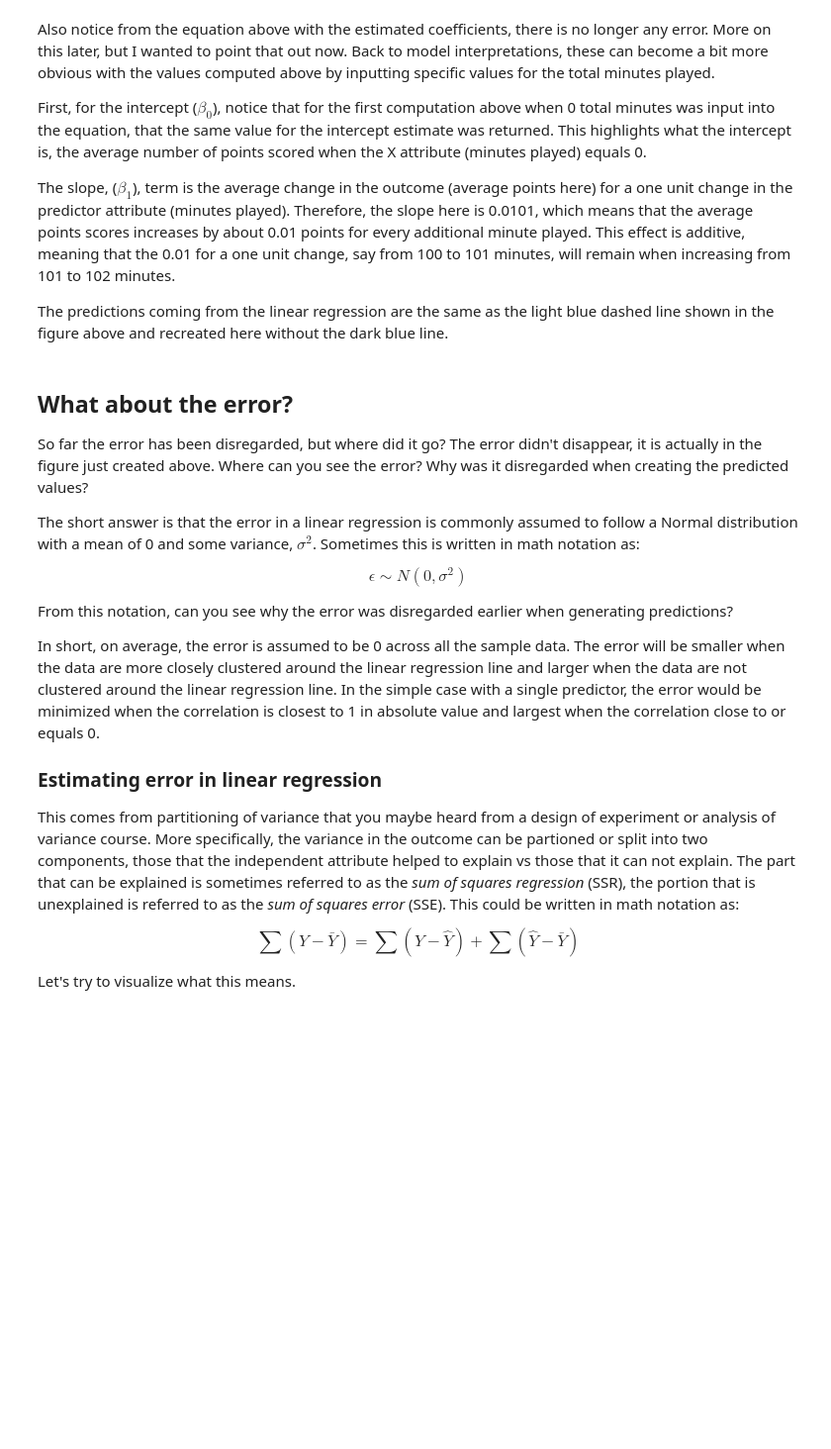
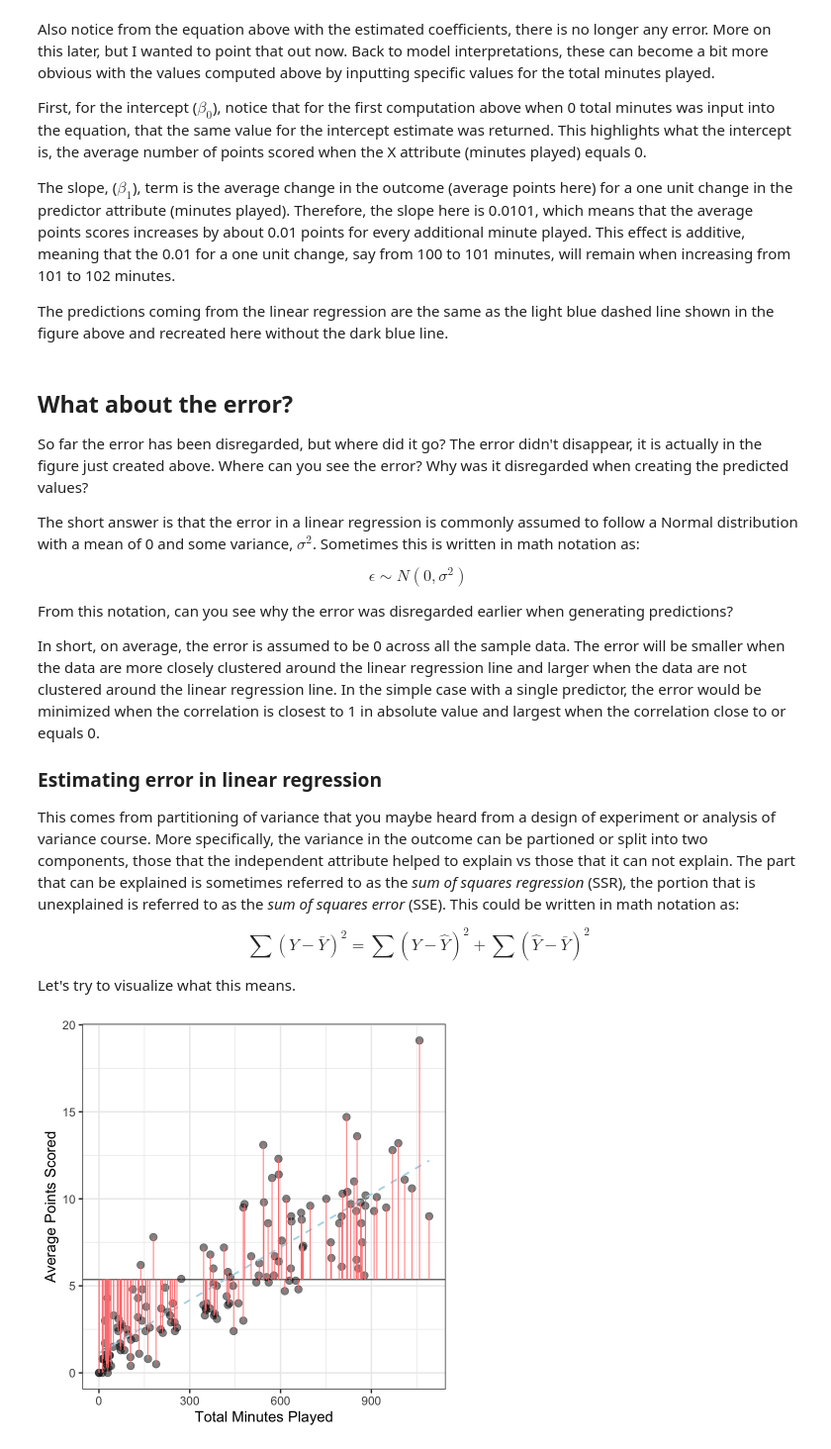
Before and after one commit to lebebr01/psqf_6243, a Jupyter notebook: course-notes/02-linear-regression.ipynb, the cells around one changed output. Shown at 99% size. Saved outputs shown, nothing was run; the diff lists cells and outputs as text; code cells hidden in the pictures; blank space fills up the shorter version.

```diff
--- a/course-notes/02-linear-regression.ipynb
+++ b/course-notes/02-linear-regression.ipynb
@@ -137,7 +147,16 @@ In short, on average, the error is assumed to be 0 across all the sample data. T
 This comes from partitioning of variance that you maybe heard from a design of experiment or analysis of variance course. More specifically, the variance in the outcome can be partioned or split into two components, those that the independent attribute helped to explain vs those that it can not explain. The part that can be explained is sometimes referred to as the *sum of squares regression* (SSR), the portion that is unexplained is referred to as the *sum of squares error* (SSE). This could be written in math notation as:
 
 $$
-\sum (Y - \bar{Y}) = \sum (Y - \hat{Y}) + \sum (\hat{Y} - \bar{Y})
+\sum (Y - \bar{Y})^2 = \sum (Y - \hat{Y})^2 + \sum (\hat{Y} - \bar{Y})^2
 $$
 
 Let's try to visualize what this means.
+# %%
+gf_point(avg_points ~ total_minutes, data = basketball, size = 4, alpha = .5) %>%
+  gf_hline(yintercept = ~mean(avg_points), data = basketball) %>%
+  gf_smooth(method = 'lm', linetype = 2, color = 'lightblue') %>%
+  gf_segment(avg_points + mean(avg_points) ~ total_minutes + total_minutes, data = basketball, color = '#FF7F7F') %>%
+  gf_labs(x = "Total Minutes Played",
+          y = "Average Points Scored")
+# %% [output]
+[figure, added]
```
Also changed, not shown: parts of 6 cells of this notebook, 1 other file.
